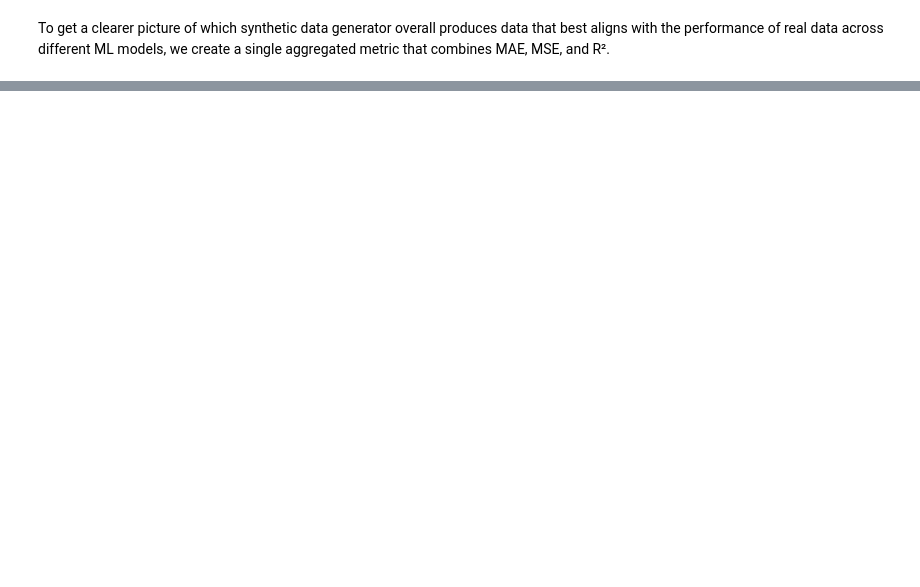
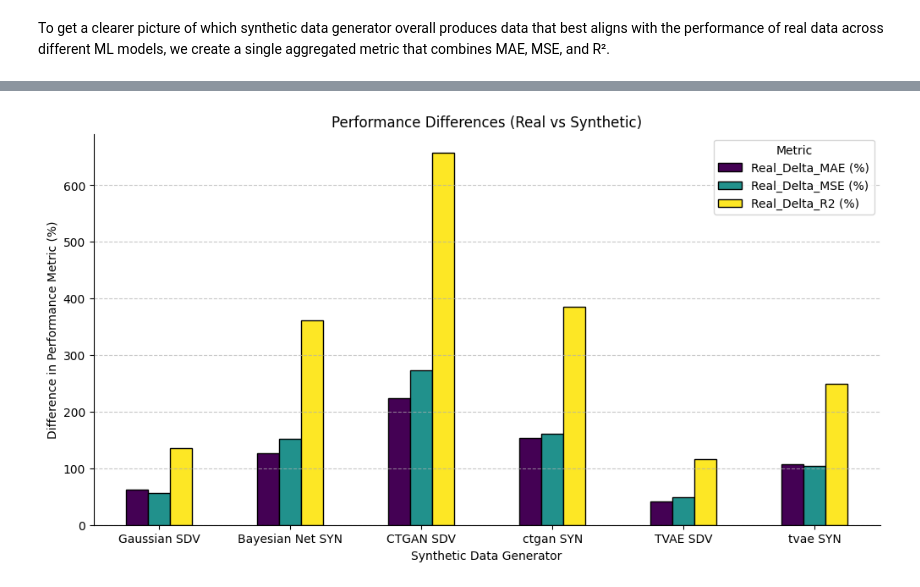
Before and after one commit to cris1618/syntheticData, a Jupyter notebook: generate_synthetic_data.ipynb, the cells around one changed output, grey strips where cells are left out. Cells and saved outputs as stored; diff of their text form; code cells hidden in the pictures; blank space fills up the shorter version.

```diff
--- a/generate_synthetic_data.ipynb
+++ b/generate_synthetic_data.ipynb
@@ -919,3 +1232,22 @@ To get a clearer picture of which synthetic data generator overall produces data
+# %%
+# Visualize differences
+metrics = ["Real_Delta_MAE (%)", "Real_Delta_MSE (%)", "Real_Delta_R2 (%)"]
+
+fig, ax = plt.subplots(figsize=(12,6))
+# Plot bar chart
+diff_metrics[metrics].plot(kind="bar", ax=ax, colormap="viridis", edgecolor="black")
+
+ax.set_title("Performance Differences (Real vs Synthetic)")
+ax.set_ylabel("Difference in Performance Metric (%)")
+ax.set_xlabel("Synthetic Data Generator")
+ax.set_xticklabels(diff_metrics.index, rotation=0)
+ax.spines["top"].set_visible(False)
+ax.spines["right"].set_visible(False)
+ax.grid(axis="y", linestyle="--", alpha=0.7)
+ax.legend(title="Metric")
+plt.show()
+# %% [output]
+[figure, added]
 # %%
 # Calculate the scores
 diff_metrics["MAE_Score"] = 1 - (diff_metrics["Delta_MAE"] / real_metrics_df.mean()["MAE"])
```
Also changed, not shown: parts of 33 cells of this notebook.
